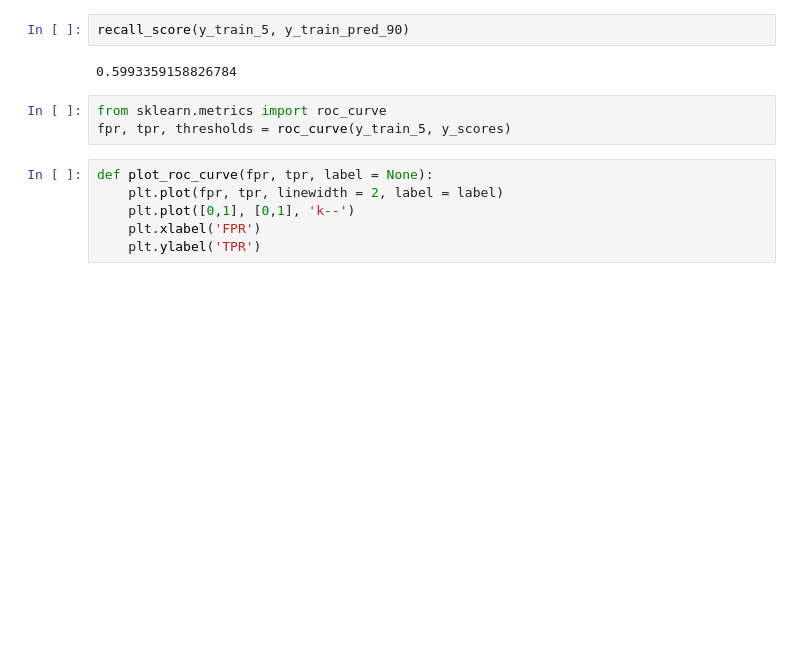
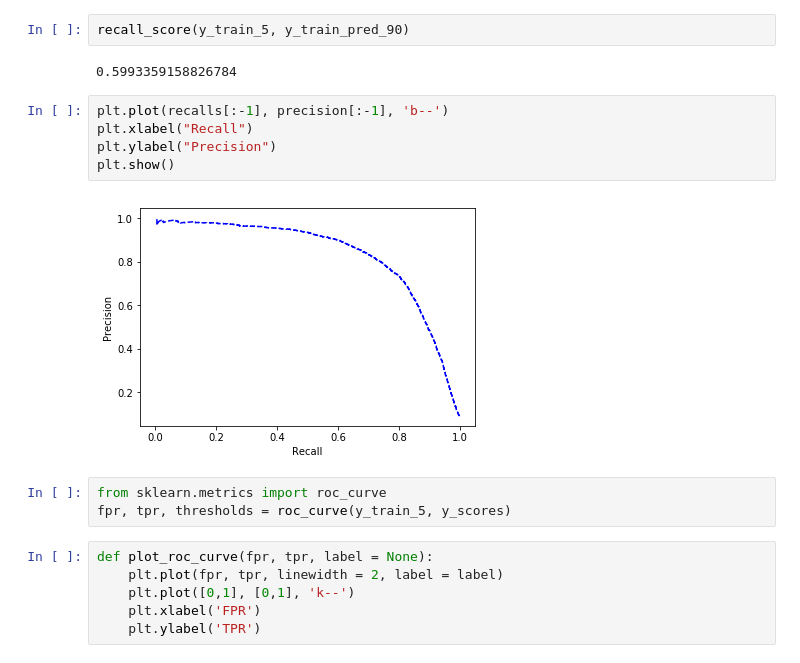
Before and after one commit to MUbarak123-56/MACHINE-LEARNING, a Jupyter notebook: CLASSIFICATION.ipynb, the cells around one changed output. Drawn from its saved outputs; the diff is of its cells as text; blank space fills up the shorter version.

```diff
--- a/CLASSIFICATION.ipynb
+++ b/CLASSIFICATION.ipynb
@@ -137,6 +143,13 @@ precision_score(y_train_5, y_train_pred_90)
 recall_score(y_train_5, y_train_pred_90)
 # %% [output]
 0.5993359158826784
+# %%
+plt.plot(recalls[:-1], precision[:-1], 'b--')
+plt.xlabel("Recall")
+plt.ylabel("Precision")
+plt.show()
+# %% [output]
+[figure, added]
 # %%
 from sklearn.metrics import roc_curve
 fpr, tpr, thresholds = roc_curve(y_train_5, y_scores)
```
Also changed, not shown: parts of 18 cells of this notebook.
